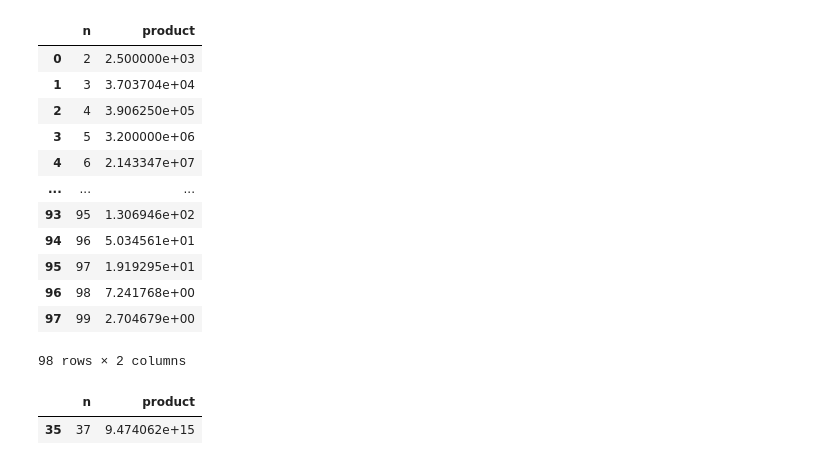
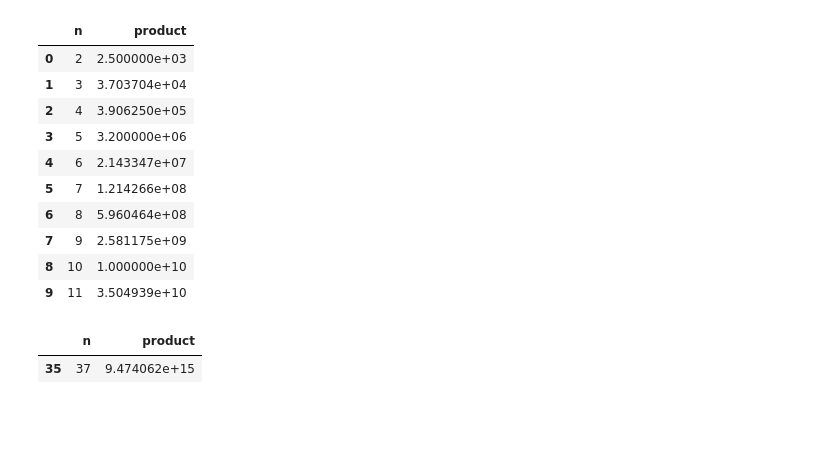
Before and after one commit to mdzimmerman/fivethirtyeight-riddler, a Jupyter notebook: 2021-06-04-riddler-express.ipynb, the cells around one changed output. Cells and saved outputs as stored; diff of their text form; code cells hidden in the pictures; blank space fills up the shorter version.

```diff
--- a/2021-06-04-riddler-express.ipynb
+++ b/2021-06-04-riddler-express.ipynb
@@ -5,19 +117,17 @@ import pandas as pd
 # %%
-df=pd.DataFrame({"n": np.arange(2, 100)})
-df["product"]=(100/df["n"])**df["n"]
-df
+df100=pd.DataFrame({"n": np.arange(2, 100)})
+df100["product"]=(100/df100["n"])**df100["n"]
+df100[0:10]
 # %% [output]
 |  | n | product |
 | 0 | 2 | 2.500000e+03 |
 | 1 | 3 | 3.703704e+04 |
 | 2 | 4 | 3.906250e+05 |
 | 3 | 5 | 3.200000e+06 |
 | 4 | 6 | 2.143347e+07 |
-| ... | ... | ... |
-| 93 | 95 | 1.306946e+02 |
-| 94 | 96 | 5.034561e+01 |
-| 95 | 97 | 1.919295e+01 |
-| 96 | 98 | 7.241768e+00 |
-| 97 | 99 | 2.704679e+00 |
+| 5 | 7 | 1.214266e+08 |
+| 6 | 8 | 5.960464e+08 |
+| 7 | 9 | 2.581175e+09 |
+| 8 | 10 | 1.000000e+10 |
+| 9 | 11 | 3.504939e+10 |
-98 rows × 2 columns
 # %%
```
Also changed, not shown: parts of 16 cells of this notebook, 1 other file.
